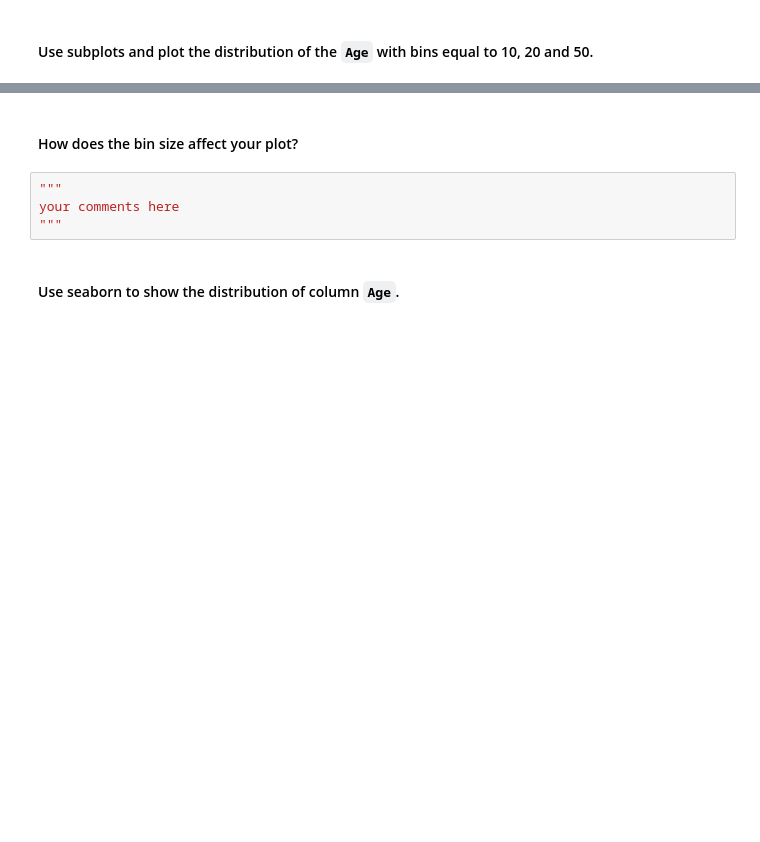
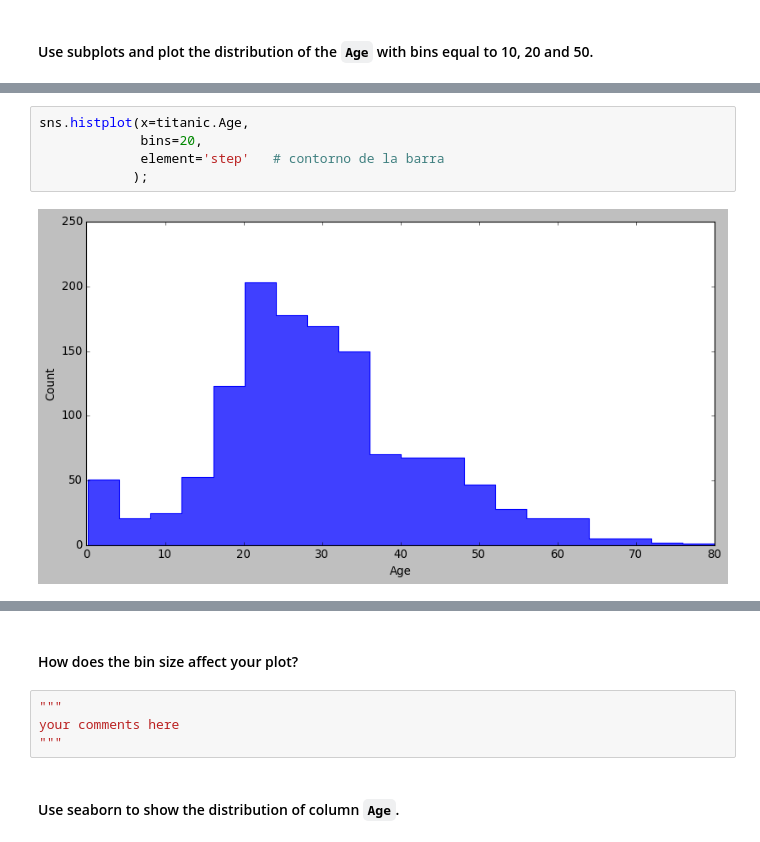
Before and after one commit to Ironhack-Data-Madrid-Mayo-2022/5.2-lab-matplotlib-seaborn, a Jupyter notebook: your-code/main.ipynb, the cells around one changed output, grey strips where cells are left out. Cells and saved outputs as stored; diff of their text form; blank space fills up the shorter version.

```diff
--- a/your-code/main.ipynb
+++ b/your-code/main.ipynb
@@ -75,0 +160,7 @@ How the average number of steps change by month. Use the appropriate visualizati
+# %%
+sns.histplot(x=titanic.Age,
+             bins=20,
+             element='step'   # contorno de la barra
+            );
+# %% [output]
+[figure, added]
```
Also changed, not shown: parts of 38 cells of this notebook.
